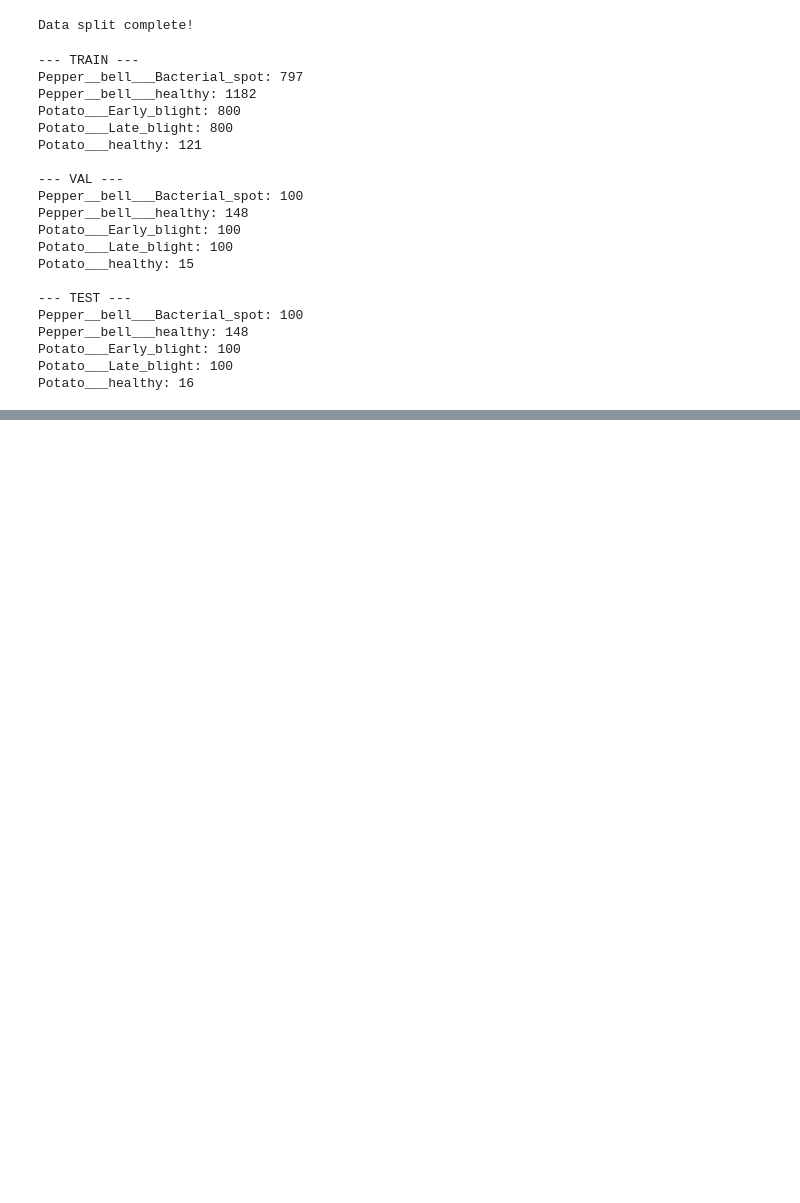
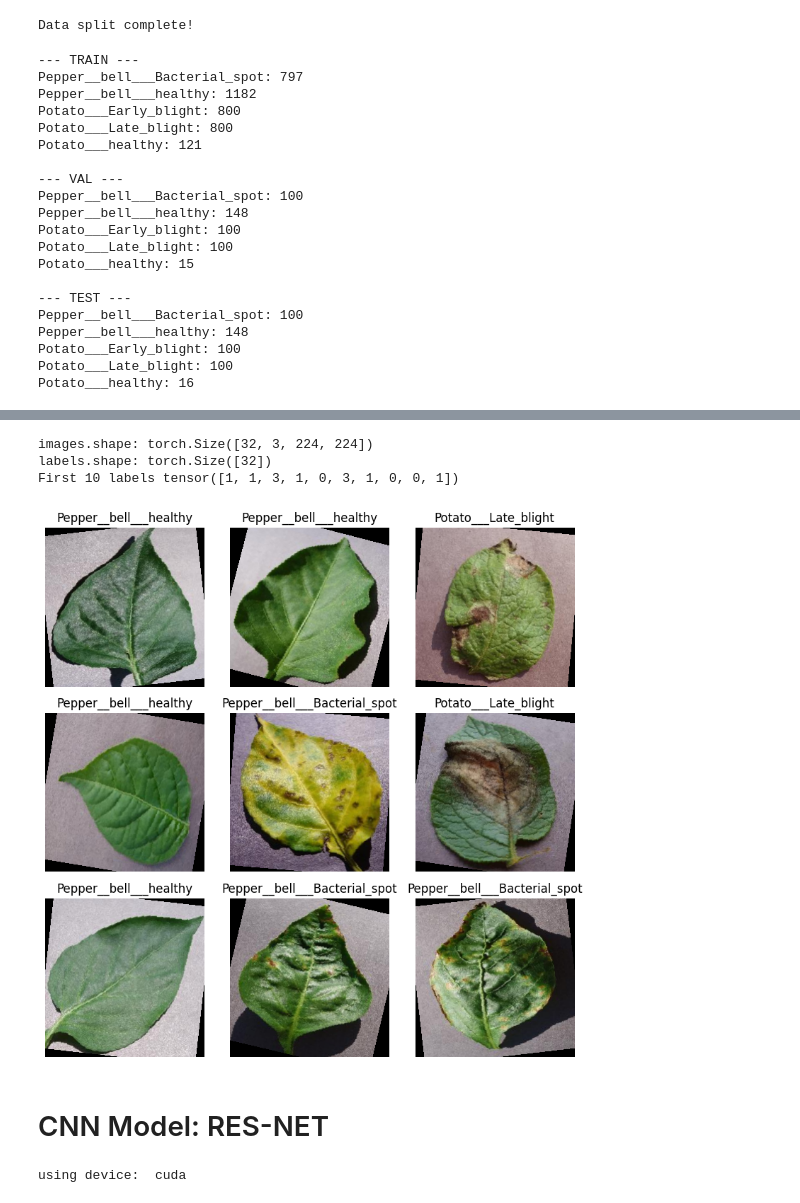
Before and after one commit to Ande404/CNN-vs-VIT-Agribench, a Jupyter notebook: notebooks/dataset_exploration.ipynb, the cells around one changed output, grey strips where cells are left out. Drawn from its saved outputs; the diff is of its cells as text; code cells hidden in the pictures; blank space fills up the shorter version.

Commit message:
first-CNN model

```diff
--- a/notebooks/dataset_exploration.ipynb
+++ b/notebooks/dataset_exploration.ipynb
@@ -195,0 +239,50 @@ Potato___healthy: 16
+# %%
+# ============================================
+# Data Loaders
+#   - this gives us images in batches of 32
+# ============================================
+batch_size = 32
+
+train_loader = DataLoader(train_dataset, batch_size=batch_size, shuffle=True)
+val_loader = DataLoader(val_dataset, batch_size=batch_size, shuffle=False)
+test_loader = DataLoader(test_dataset, batch_size=batch_size, shuffle=False)
+# %%
+images, labels = next(iter(train_loader))
+print("images.shape:", images.shape)
+print("labels.shape:", labels.shape)
+print("First 10 labels", labels[:10])
+# %% [output]
+images.shape: torch.Size([32, 3, 224, 224])
+labels.shape: torch.Size([32])
+First 10 labels tensor([1, 1, 3, 1, 0, 3, 1, 0, 0, 1])
+# %%
+import matplotlib.pyplot as plt
+
+classes = train_dataset.classes
+
+fig, axes = plt.subplots(3, 3, figsize=(8, 8))
+
+for i, ax in enumerate(axes.flat):
+    img = images[i].permute(1, 2, 0)  # convert tensor → image
+    label = labels[i].item()
+
+    ax.imshow(img)
+    ax.set_title(classes[label])
+    ax.axis("off")
+
+plt.tight_layout()
+plt.show()
+# %% [output]
+[figure, added]
+# %% [markdown]
+
+# CNN Model: RES-NET
+# %%
+import torch
+import torch.nn as nn
+from torchvision import models
+
+device = torch.device("cuda" if torch.cuda.is_available() else "cpu")
+print("using device: ", device)
+# %% [output]
+using device:  cuda
```
Also changed, not shown: parts of 13 cells of this notebook.
